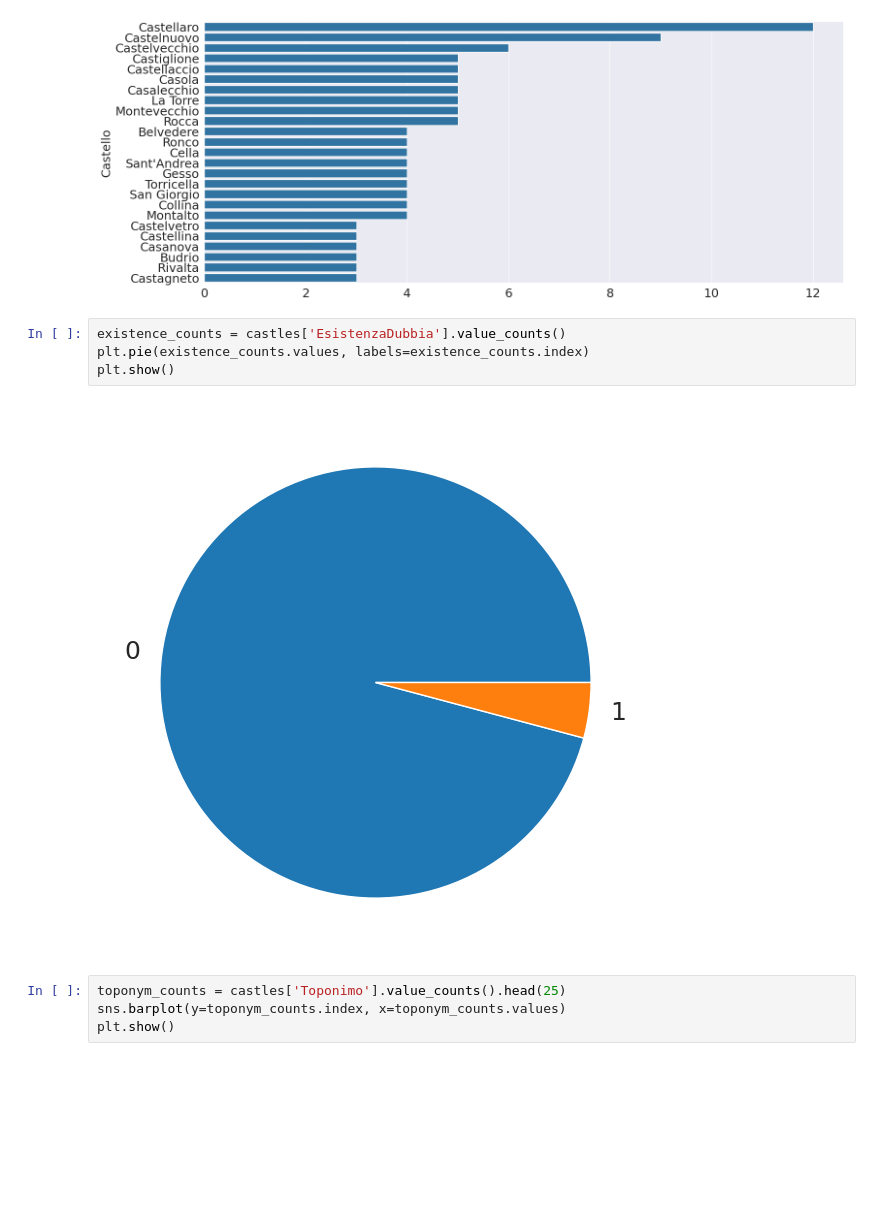
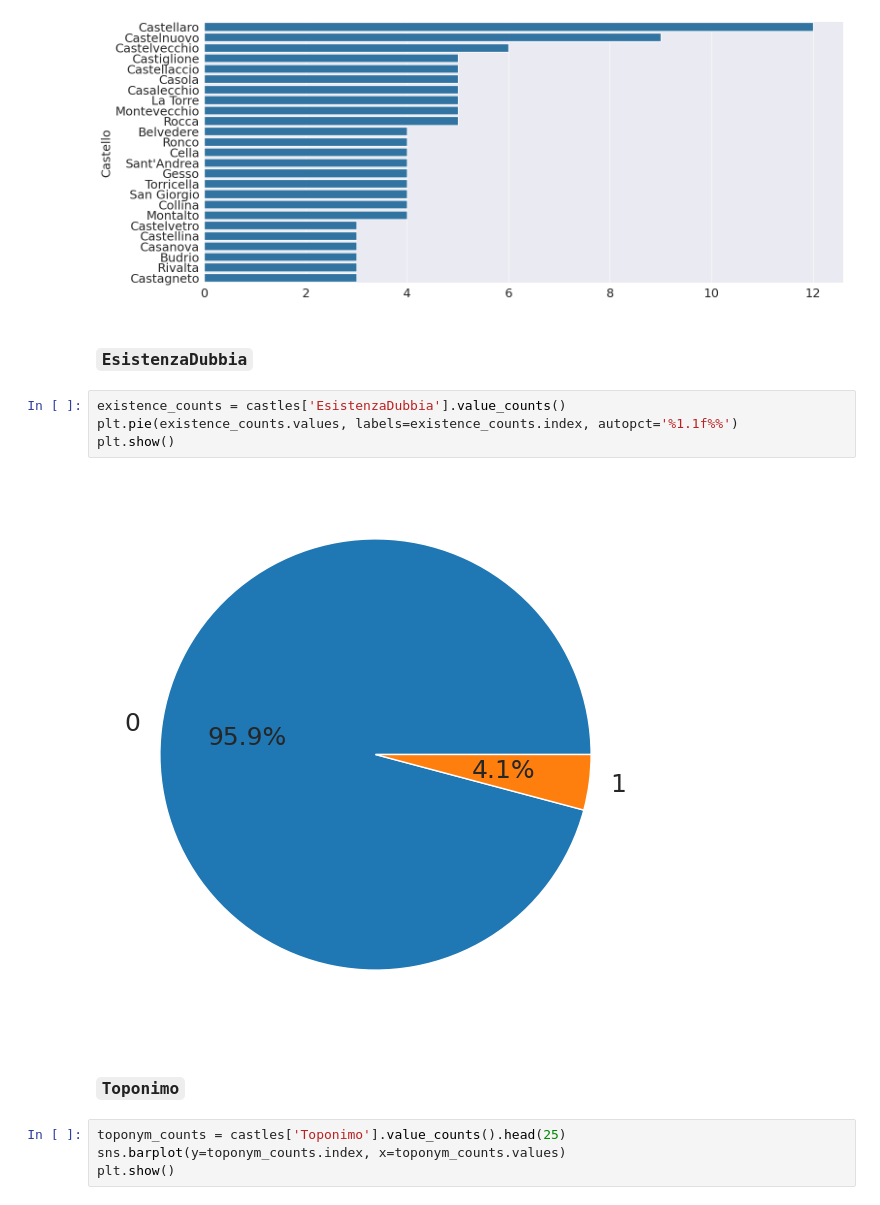
Before and after one commit to sbrzt/castelli, a Jupyter notebook: castles.ipynb, the cells around one changed output. Cells and saved outputs as stored; diff of their text form; blank space fills up the shorter version.

```diff
--- a/castles.ipynb
+++ b/castles.ipynb
@@ -133,12 +157,16 @@ sns.barplot(y=castle_counts.index, x=castle_counts.values)
 plt.show()
 # %% [output]
 [figure]
+# %% [markdown]
+### `EsistenzaDubbia`
 # %%
 existence_counts = castles['EsistenzaDubbia'].value_counts()
-plt.pie(existence_counts.values, labels=existence_counts.index)
+plt.pie(existence_counts.values, labels=existence_counts.index, autopct='%1.1f%%')
 plt.show()
 # %% [output]
-[figure, old version]
+[figure, new version]
+# %% [markdown]
+### `Toponimo`
 # %%
 toponym_counts = castles['Toponimo'].value_counts().head(25)
 sns.barplot(y=toponym_counts.index, x=toponym_counts.values)
```
Also changed, not shown: parts of 30 cells of this notebook.
